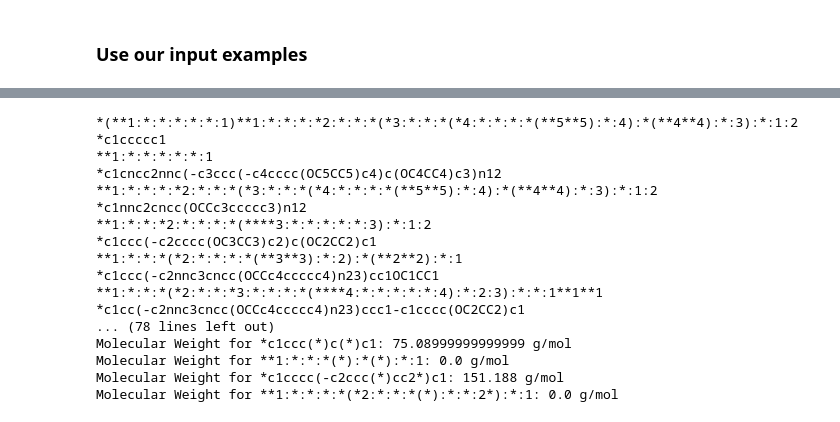
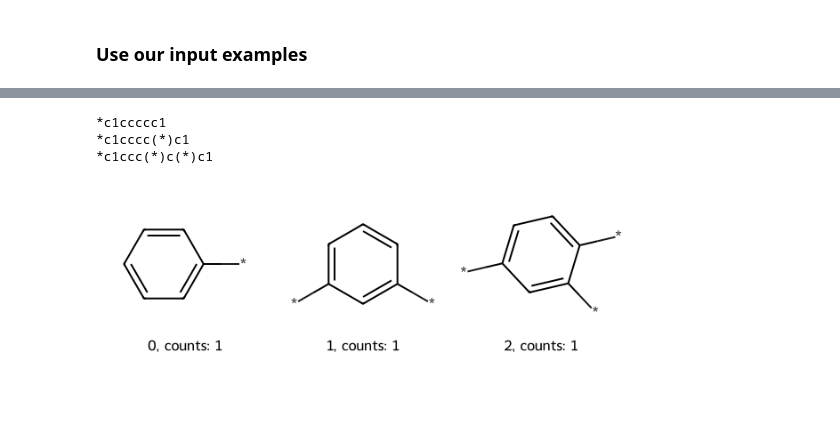
Before and after one commit to ersilia-os/eos8bhe, a Jupyter notebook: model/framework/code/scaffold_network.ipynb, the cells around one changed output, grey strips where cells are left out. Cells and saved outputs as stored; diff of their text form; code cells hidden in the pictures; blank space fills up the shorter version.

```diff
--- a/model/framework/code/scaffold_network.ipynb
+++ b/model/framework/code/scaffold_network.ipynb
@@ -231,28 +194,13 @@ c1ccc(CCOc2cncc3nnc(-c4ccc(-c5cccc(OC6CC6)c5)c(OC5CC5)c4)n23)cc1
 [figure]
 # %%
 # View moleules in filtered_list
-nodemols = filter_attachment_point(nodemols)
+nodemols = filter_mol(nodemols)
 for i in nodemols:
         print(Chem.MolToSmiles(i))
 
-weights = calculate_molecular_weights(nodemols)
-for smiles, weight in zip(nodemols, weights):
-    print(f"Molecular Weight for {Chem.MolToSmiles(smiles)}: {weight} g/mol")
+Draw.MolsToGridImage(nodemols,legends=['{0}, counts: {1}'.format(i,c) for i,c in enumerate(net.counts)],molsPerRow=4)
 # %% [output]
-*(**1:*:*:*:*:*:1)**1:*:*:*:*2:*:*:*(*3:*:*:*(*4:*:*:*:*(**5**5):*:4):*(**4**4):*:3):*:1:2
 *c1ccccc1
-**1:*:*:*:*:*:1
-*c1cncc2nnc(-c3ccc(-c4cccc(OC5CC5)c4)c(OC4CC4)c3)n12
-**1:*:*:*:*2:*:*:*(*3:*:*:*(*4:*:*:*:*(**5**5):*:4):*(**4**4):*:3):*:1:2
-*c1nnc2cncc(OCCc3ccccc3)n12
-**1:*:*:*2:*:*:*:*(****3:*:*:*:*:*:3):*:1:2
-*c1ccc(-c2cccc(OC3CC3)c2)c(OC2CC2)c1
-**1:*:*:*(*2:*:*:*:*(**3**3):*:2):*(**2**2):*:1
-*c1ccc(-c2nnc3cncc(OCCc4ccccc4)n23)cc1OC1CC1
-**1:*:*:*(*2:*:*:*3:*:*:*:*(****4:*:*:*:*:*:4):*:2:3):*:*:1**1**1
-*c1cc(-c2nnc3cncc(OCCc4ccccc4)n23)ccc1-c1cccc(OC2CC2)c1
-... (78 lines left out)
-Molecular Weight for *c1ccc(*)c(*)c1: 75.08999999999999 g/mol
-Molecular Weight for **1:*:*:*(*):*(*):*:1: 0.0 g/mol
-Molecular Weight for *c1cccc(-c2ccc(*)cc2*)c1: 151.188 g/mol
-Molecular Weight for **1:*:*:*:*(*2:*:*:*(*):*:*:2*):*:1: 0.0 g/mol
+*c1cccc(*)c1
+*c1ccc(*)c(*)c1
+[figure, added]
```
Also changed, not shown: parts of 11 cells of this notebook.
